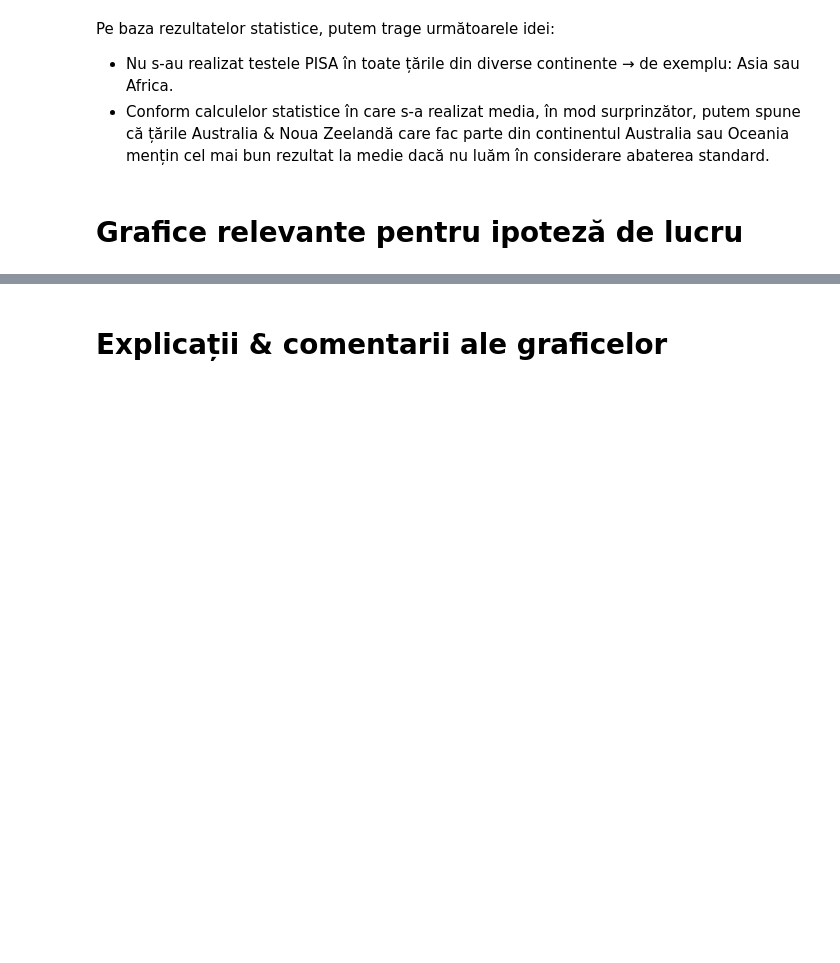
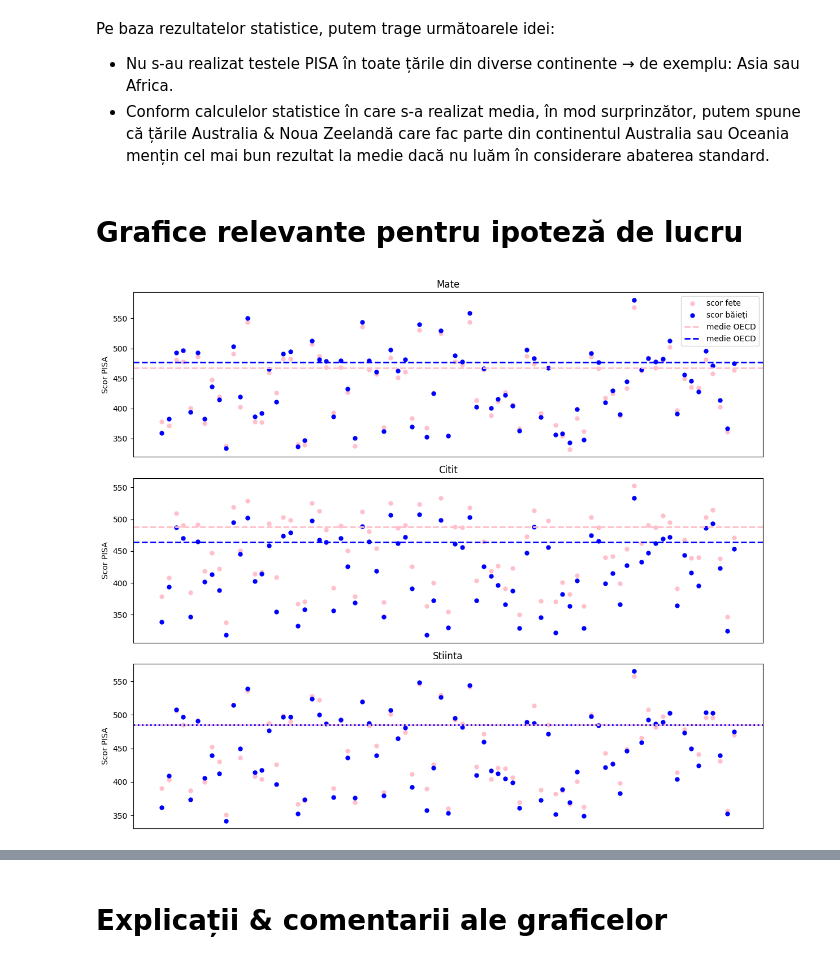
Before and after one commit to v1ctoras/PVDP_Examen, a Jupyter notebook: proiectEXAMEN.ipynb, the cells around one changed output, grey strips where cells are left out. Cells and saved outputs as stored; diff of their text form; code cells hidden in the pictures; blank space fills up the shorter version.

```diff
--- a/proiectEXAMEN.ipynb
+++ b/proiectEXAMEN.ipynb
@@ -364,3 +364,61 @@ Pe baza rezultatelor statistice, putem trage următoarele idei:
 *   Conform calculelor statistice în care s-a realizat media, în mod surprinzător, putem spune că țările Australia & Noua Zeelandă care fac parte din continentul Australia sau Oceania mențin cel mai bun rezultat la medie dacă nu luăm în considerare abaterea standard.
 # %% [markdown]
 # Grafice relevante pentru ipoteză de lucru
+# %%
+import numpy as np
+
+import matplotlib.pyplot as plt
+
+data_fete_m = set_de_date.iloc[1:, set_de_date.columns.get_loc('MathGirl')]
+data_baieti_m = set_de_date.iloc[1:, set_de_date.columns.get_loc('MathBoy')]
+
+data_fete_r = set_de_date.iloc[1:, set_de_date.columns.get_loc('ReadGirl')]
+data_baieti_r = set_de_date.iloc[1:, set_de_date.columns.get_loc('ReadBoy')]
+
+data_fete_s = set_de_date.iloc[1:, set_de_date.columns.get_loc('ScienceGirl')]
+data_baieti_s = set_de_date.iloc[1:, set_de_date.columns.get_loc('ScienceBoy')]
+
+
+data_OECD_fete_m = set_de_date.iloc[0, set_de_date.columns.get_loc('MathGirl')]
+data_OECD_baieti_m = set_de_date.iloc[0, set_de_date.columns.get_loc('MathBoy')]
+
+data_OECD_fete_r = set_de_date.iloc[0, set_de_date.columns.get_loc('ReadGirl')]
+data_OECD_baieti_r = set_de_date.iloc[0, set_de_date.columns.get_loc('ReadBoy')]
+
+data_OECD_fete_s = set_de_date.iloc[0, set_de_date.columns.get_loc('ScienceGirl')]
+data_OECD_baieti_s = set_de_date.iloc[0, set_de_date.columns.get_loc('ScienceBoy')]
+
+fix, (ax1, ax2, ax3) = plt.subplots(3, 1, figsize = (12,10))
+
+ax1.scatter(range(len(data_fete_m)), data_fete_m, color = 'pink', label = 'scor fete', s=25)
+ax1.scatter(range(len(data_baieti_m)), data_baieti_m, color = 'blue', label = 'scor băieți', s=25)
+ax1.axhline(y=data_OECD_fete_m, color = 'pink', linestyle = '--', linewidth = 2, label = 'medie OECD')
+ax1.axhline(y=data_OECD_baieti_m, color = 'blue', linestyle = '--', linewidth = 2, label = 'medie OECD')
+ax1.set_xticks([])
+ax1.set_ylabel('Scor PISA')
+ax1.set_title('Mate')
+
+ax1.legend()
+
+ax2.scatter(range(len(data_fete_r)), data_fete_r, color = 'pink', label = 'fete', s=25)
+ax2.scatter(range(len(data_baieti_r)), data_baieti_r, color = 'blue', label = 'băieți', s=25)
+ax2.axhline(y=data_OECD_fete_r, color = 'pink', linestyle = '--', linewidth = 2, label = 'medie OECD fete')
+ax2.axhline(y=data_OECD_baieti_r, color = 'blue', linestyle = '--', linewidth = 2, label = 'medie OECD băieți')
+ax2.set_xticks([])
+ax2.set_ylabel('Scor PISA')
+ax2.set_title('Citit')
+
+ax3.scatter(range(len(data_fete_s)), data_fete_s, color = 'pink', label = 'fete', s=25)
+ax3.scatter(range(len(data_baieti_s)), data_baieti_s, color = 'blue', label = 'băieți', s=25)
+ax3.axhline(y=data_OECD_fete_s, color = 'pink', linestyle = '-', linewidth = 2, label = 'medie OECD fete')
+ax3.axhline(y=data_OECD_baieti_s, color = 'blue', linestyle = 'dotted', linewidth = 2, label = 'medie OECD băieți')
+ax3.set_xticks([])
+ax3.set_ylabel('Scor PISA')
+ax3.set_title('Stiinta')
+
+
+
+plt.tight_layout()
+plt.show()
+# %% [output]
+[figure, added]
```
Also changed, not shown: parts of 3 cells of this notebook.
